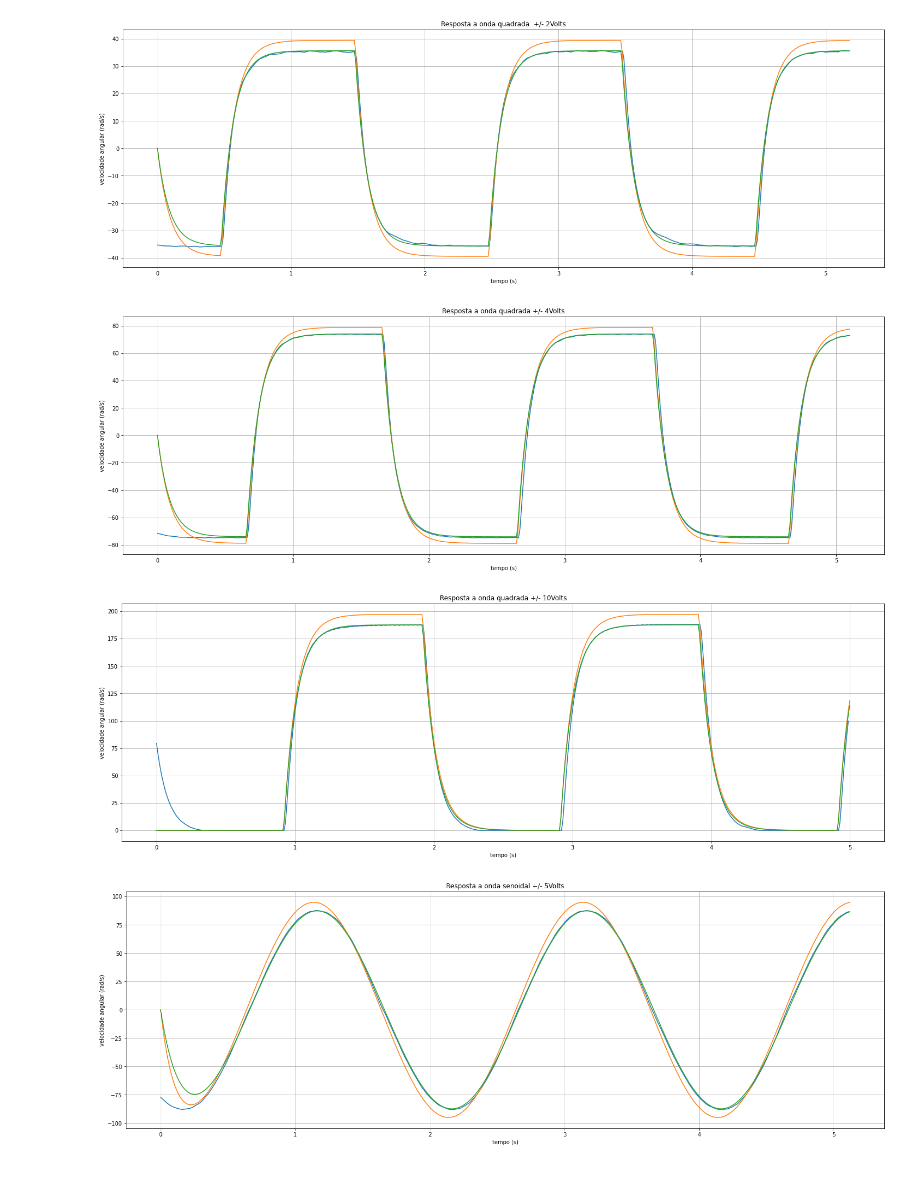
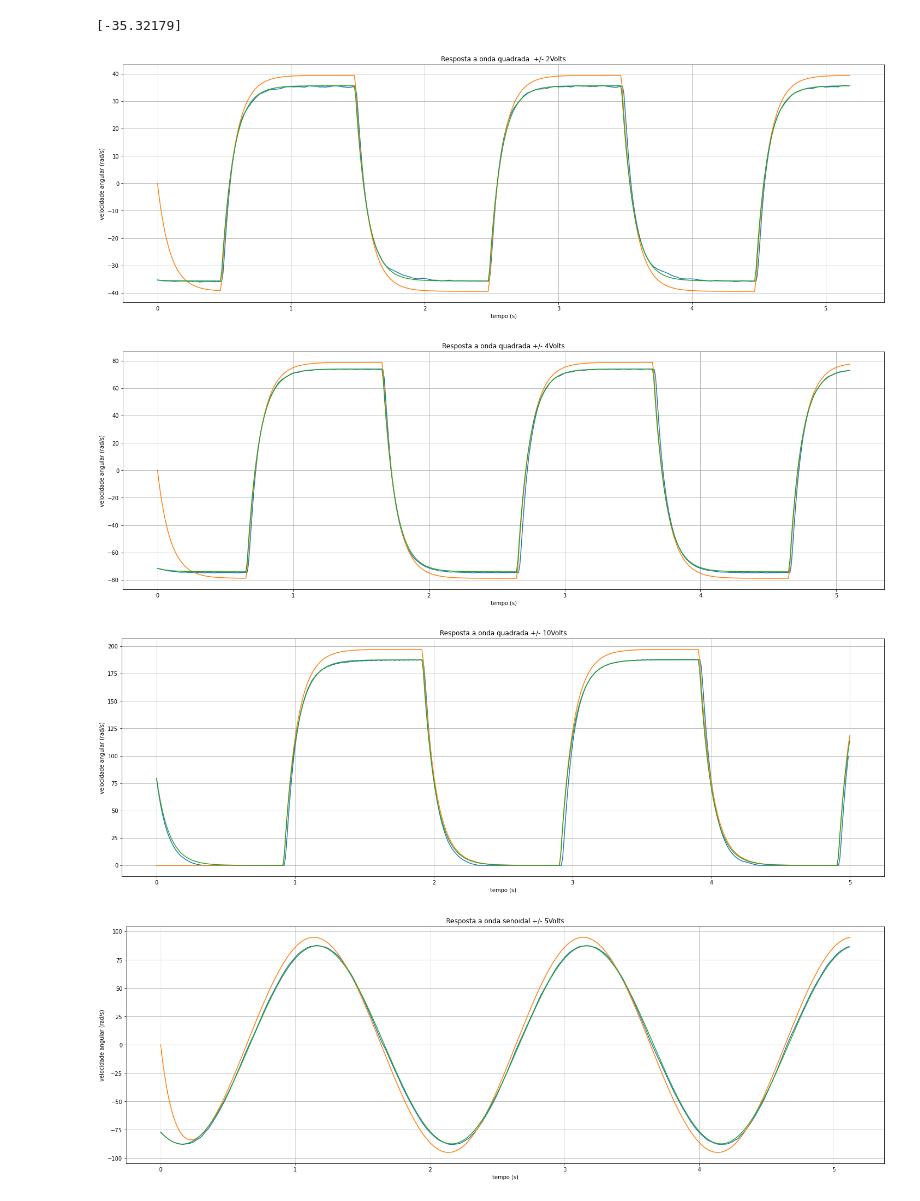
Before and after one commit to leotanaka4/eca-msd, a Jupyter notebook: trabalho2/python/resposta.ipynb, the cells around one changed output. Cells and saved outputs as stored; diff of their text form; code cells hidden in the pictures.

```diff
--- a/trabalho2/python/resposta.ipynb
+++ b/trabalho2/python/resposta.ipynb
@@ -58,22 +59,27 @@ sys_hat = ctrl.TransferFunction(num, den)  # criar o objeto que representa o sis
 # %%
 # Definir a funcao de transferencia do sistema hat
 num2 = [18]  # numerador da funcao de transferencia
 den2 = [0.09, 1]  # denominador da funcao de transferencia
 sys_hat_2 = ctrl.TransferFunction(num2, den2)  # criar o objeto que representa o sistema
 # Gere a resposta ao sinal de entrada.
+print(y2v[0])
 t2, y2 = ctrl.forced_response(sys, T=t2, U=u2)
-t_hat_2, y_hat_2 = ctrl.forced_response(sys_hat_2, T=t2, U=u2)
+t_hat_2, y_hat_2 = ctrl.forced_response(sys_hat_2
+                                        ,T=t2
+                                        ,U=u2
+                                        ,X0=y2v[0]/sys_hat_2.num[0][0][0]*sys_hat_2.den[0][0][0])
 plt.figure(figsize=(25, 8))
 plt.plot(t2v, y2v)
 plt.plot(t2, y2)
 plt.plot(t_hat_2, y_hat_2)
 plt.xlabel('tempo (s)')
 plt.ylabel('velocidade angular (rad/s)')
 plt.title('Resposta a onda quadrada  +/- 2Volts')
 plt.grid(True)
 plt.show()
 # %% [output]
+[-35.32179]
-[figure, old version]
+[figure, new version]
 # %%
 # Definir a funcao de transferencia do sistema hat
 num4 = [18.7]  # numerador da funcao de transferencia
@@ -81,7 +87,9 @@ den4 = [0.09, 1]  # denominador da funcao de transferencia
 sys_hat_4 = ctrl.TransferFunction(num4, den4)  # criar o objeto que representa o sistema
 # Gere a resposta ao sinal de entrada.
 t4, y4 = ctrl.forced_response(sys, T=t4, U=u4)
-t_hat_4, y_hat_4 = ctrl.forced_response(sys_hat_4, T=t4, U=u4)
+t_hat_4, y_hat_4 = ctrl.forced_response(sys_hat_4
+                                        ,T=t4, U=u4
+                                        ,X0=y4v[0]/sys_hat_4.num[0][0][0]*sys_hat_4.den[0][0][0])
 plt.figure(figsize=(25, 8))
 plt.plot(t4v, y4v)
 plt.plot(t4, y4)
@@ -92,15 +100,15 @@ plt.title('Resposta a onda quadrada +/- 4Volts')
 plt.grid(True)
 plt.show()
 # %% [output]
-[figure, old version]
+[figure, new version]
 # %%
 # Definir a funcao de transferencia do sistema hat
-num10 = [18.95]  # numerador da funcao de transferencia
-den10 = [0.091, 1]  # denominador da funcao de transferencia
-sys_hat_10 = ctrl.TransferFunction(num10, den10)  # criar o objeto que representa o sistema
-# Gere a resposta ao sinal de entrada.
-t10, y10 = ctrl.forced_response(sys, T=t10, U=u10)
-t_hat_10, y_hat_10 = ctrl.forced_response(sys_hat_10, T=t10, U=u10)
+num10 = [18.95] # numerador da funcao de transferencia
+den10 = [0.091, 1] # denominador da funcao de transferencia
+sys_hat_10 = ctrl.TransferFunction(num10, den10) # criar o objeto que representa o sistema
+t10, y10 = ctrl.forced_response(sys, T=t10, U=u10) # Gere a resposta ao sinal de entrada.
+t_hat_10, y_hat_10 = ctrl.forced_response(sys_hat_10,T=t10, U=u10
+                                          ,X0=y10v[0]/sys_hat_10.num[0][0][0]*sys_hat_10.den[0][0][0])
 plt.figure(figsize=(25, 8))
 plt.plot(t10v, y10v)
 plt.plot(t10, y10)
@@ -111,15 +119,15 @@ plt.title('Resposta a onda quadrada +/- 10Volts')
 plt.grid(True)
 plt.show()
 # %% [output]
-[figure, old version]
+[figure, new version]
 # %%
 # Definir a funcao de transferencia do sistema hat
-numsin5 = [18.8]  # numerador da funcao de transferencia
-densin5 = [0.12, 1]  # denominador da funcao de transferencia
-sys_hat_sin5 = ctrl.TransferFunction(numsin5, densin5)  # criar o objeto que representa o sistema
-# Gere a resposta ao sinal de entrada.
-tsin5, ysin5 = ctrl.forced_response(sys, T=tsin5, U=usin5)
-t_hat_sin5, y_hat_sin5 = ctrl.forced_response(sys_hat_sin5, T=tsin5, U=usin5)
+numsin5 = [18.8] # numerador da funcao de transferencia
+densin5 = [0.12, 1] # denominador da funcao de transferencia
+sys_hat_sin5 = ctrl.TransferFunction(numsin5, densin5) # criar o objeto que representa o sistema
+tsin5, ysin5 = ctrl.forced_response(sys, T=tsin5, U=usin5) # Gere a resposta ao sinal de entrada.
+t_hat_sin5, y_hat_sin5 = ctrl.forced_response(sys_hat_sin5 ,T=tsin5, U=usin5
+                                              ,X0=ysin5v[0]/sys_hat_sin5.num[0][0][0]*sys_hat_sin5.den[0][0][0])
 plt.figure(figsize=(25, 8))
 plt.plot(tsin5v, ysin5v)
 plt.plot(tsin5, ysin5)
@@ -130,4 +138,4 @@ plt.title('Resposta a onda senoidal +/- 5Volts')
 plt.grid(True)
 plt.show()
 # %% [output]
-[figure, old version]
+[figure, new version]
```
Also changed, not shown: parts of 3 cells of this notebook, 11 other files.
